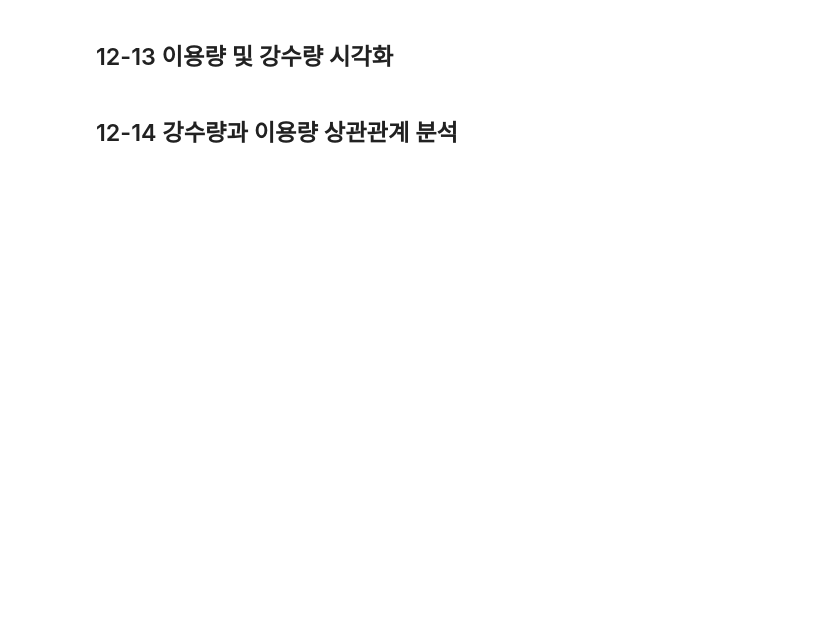
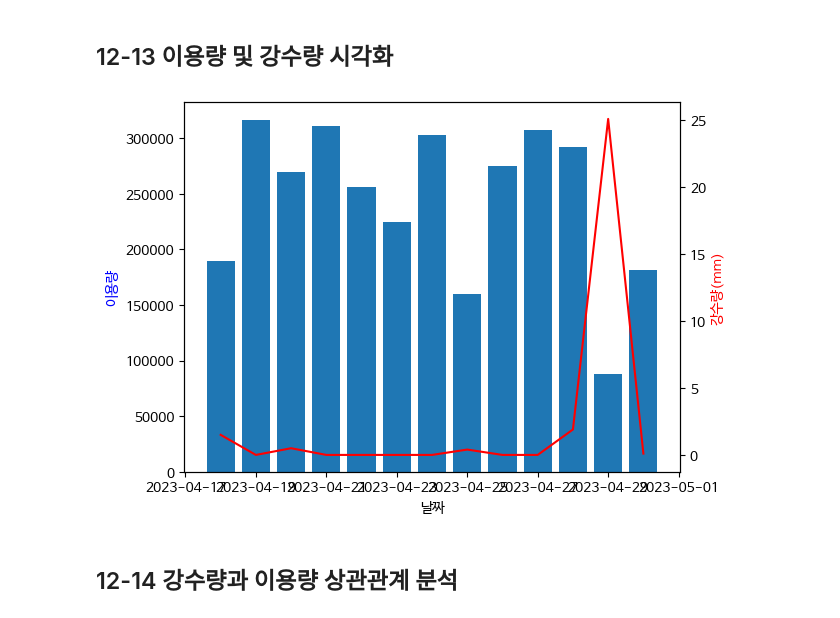
Before and after one commit to MinhoKang/Data-Analysis-with-Open-Source, a Jupyter notebook: 오픈소스_데이터_분석_12강.ipynb, the cells around one changed output. Cells and saved outputs as stored; diff of their text form; code cells hidden in the pictures; blank space fills up the shorter version.

```diff
--- a/오픈소스_데이터_분석_12강.ipynb
+++ b/오픈소스_데이터_분석_12강.ipynb
@@ -330,6 +337,9 @@ rain_df.head(5)
 ## '일시' 컬럼 datetime 형식으로 변환
 rain_df['일시'] = pd.to_datetime(rain_df['일시'], format='%Y-%m-%d')
 ## '강수량(mm)' 컬럼 결측치 0으로 채우기
+rain_df['강수량(mm)'] = rain_df['강수량(mm)'].fillna(0)
 
 ## 불필요한 컬럼 제거
-rain_df.drop(columns=['\t지점번호', 'Unnamed: 6'], inplace=True)
+# rain_df.drop(columns=['\t지점번호', 'Unnamed: 6'], inplace=True)
+
+rain_df
@@ -337,7 +365,7 @@ rain_df.drop(columns=['\t지점번호', 'Unnamed: 6'], inplace=True)
 ## 12-12 일자별 이용량 데이터와 강수량 데이터 병합
 # %%
 ## 일자별 이용량과 강수량 데이터 병합 (daily_usage_gf의 기준_날짜, rain_df의 일시를 기준으로 결합)
-
+merged_df = pd.merge(daily_usage_df, rain_df, how='left', left_on='기준_날짜', right_on='일시')
 ## 'count' 컬럼명 '이용량'으로 변경
 merged_df.rename(columns={'count': '이용량'}, inplace=True)
 ## 병합된 데이터프레임 상위 5행 출력
@@ -347,20 +382,24 @@ merged_df.head(5)
 # %%
 ## 두 개의 y축을 가진 서브플롯 생성
 fig, ax1 = plt.subplots()
 ax2 = ax1.twinx() ## 두 번째 y축 생성
 
 ## 첫 번째 y축에 이용량 막대 그래프 그리기
+ax1.bar(merged_df['일시'], merged_df['이용량'])
 
 ## 두 번째 y축에 강수량 꺾은선 그래프 그리기
+ax2.plot(merged_df['일시'], merged_df['강수량(mm)'], color='r')
 
 
 ## x축 및 y축 레이블 설정
 ax1.set_xlabel('날짜')
 ax1.set_ylabel('이용량', color='b')
 ax2.set_ylabel('강수량(mm)', color='r')
 
 ## 그래프 표시
 plt.show()
+# %% [output]
+[figure, added]
 # %% [markdown]
 ## 12-14 강수량과 이용량 상관관계 분석
 # %%
```
Also changed, not shown: parts of 5 cells of this notebook.
